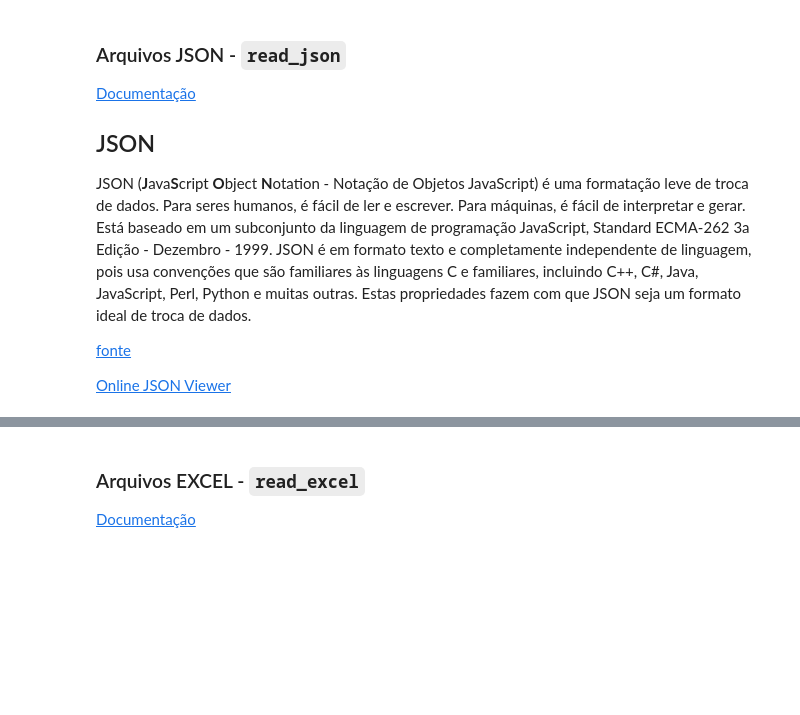
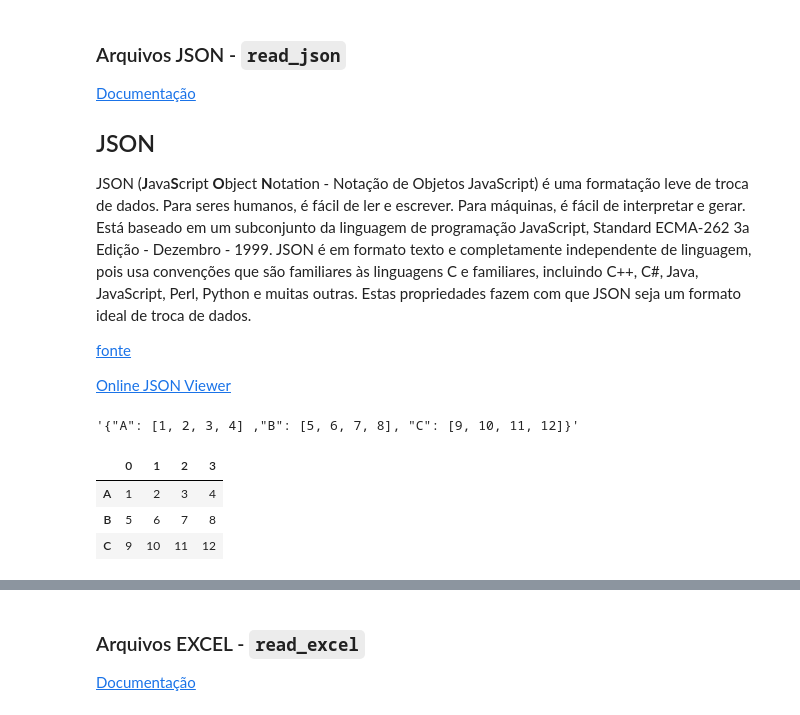
Before and after one commit to Marlon-Santiago/Pandas_TCA, a Jupyter notebook: Projeto.ipynb, the cells around one changed output, grey strips where cells are left out. Cells and saved outputs as stored; diff of their text form; code cells hidden in the pictures; blank space fills up the shorter version.

```diff
--- a/Projeto.ipynb
+++ b/Projeto.ipynb
@@ -34,3 +118,19 @@ JSON (**J**ava**S**cript **O**bject **N**otation - Notação de Objetos JavaScri
 [fonte](https://www.json.org/json-pt.html)
 
 [Online JSON Viewer](http://jsonviewer.stack.hu/)
+# %%
+data_json = '{"A": [1, 2, 3, 4] ,"B": [5, 6, 7, 8], "C": [9, 10, 11, 12]}'
+data_json
+# %% [output]
+'{"A": [1, 2, 3, 4] ,"B": [5, 6, 7, 8], "C": [9, 10, 11, 12]}'
+# %%
+dados = pd.read_json(
+    path_or_buf = data_json,
+    orient = 'index'
+)
+dados
+# %% [output]
+|  | 0 | 1 | 2 | 3 |
+| A | 1 | 2 | 3 | 4 |
+| B | 5 | 6 | 7 | 8 |
+| C | 9 | 10 | 11 | 12 |
```
Also changed, not shown: parts of 10 cells of this notebook, 2 other files.
